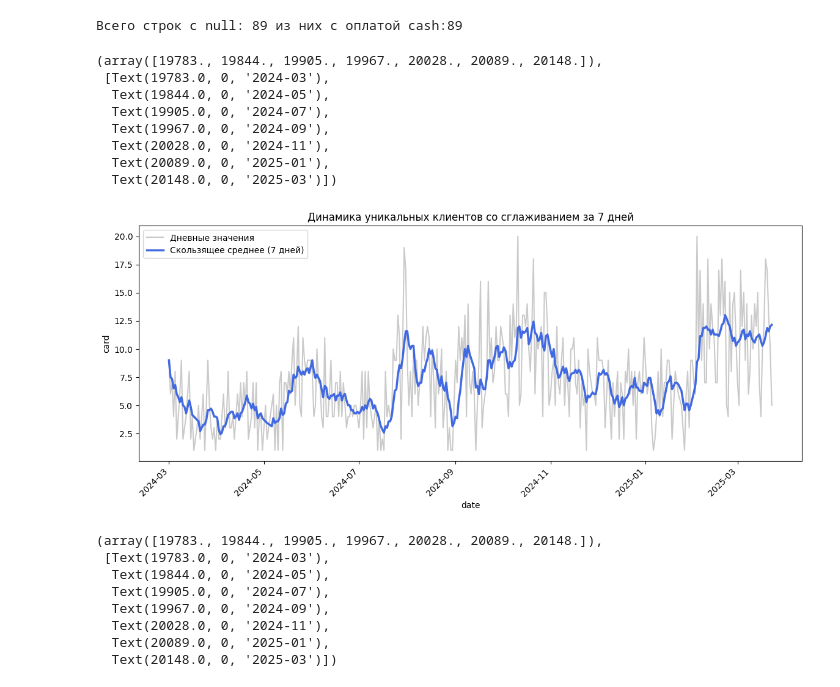
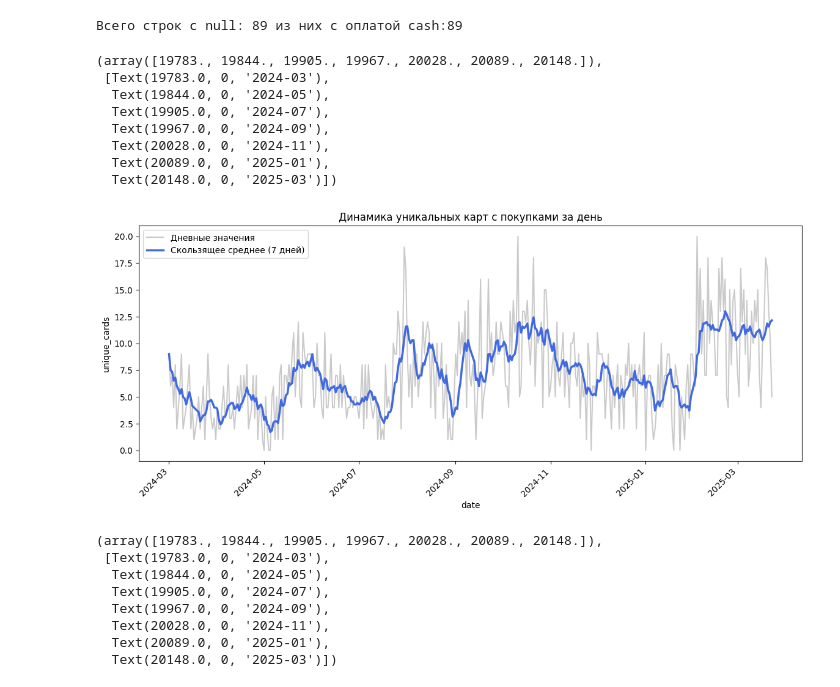
Before and after one commit to prodavec-svg/Coffee-sales-eda, a Jupyter notebook: notebooks/main.ipynb, the cells around one changed output. Saved outputs shown, nothing was run; the diff lists cells and outputs as text; code cells hidden in the pictures.

```diff
--- a/notebooks/main.ipynb
+++ b/notebooks/main.ipynb
@@ -54,27 +61,33 @@ print(f'Всего строк с null: {len(df_null)} из них с оплат
 # %% [output]
 Всего строк с null: 89 из них с оплатой cash:89
 # %%
-daily_activity=df.groupby('date').nunique().reset_index()
-daily_activity['date']=pd.to_datetime(daily_activity['date'])
+df['date']=pd.to_datetime(df['date'])
+daily_unique_cards = (
+    df.set_index('date')
+      .resample('D')
+      .agg(unique_cards=('card', 'nunique'))
+)
 
-daily_activity['rolling_7d']=daily_activity['card'].rolling(window=7,min_periods=1).mean()
+daily_unique_cards['rolling_7d']=(
+    daily_unique_cards['unique_cards'].rolling('7D',min_periods=1).mean()
+)
 
 plt.figure(figsize=(14,5))
-sns.lineplot(data=daily_activity, x='date',y='card',label='Дневные значения', color='gray', alpha=0.41)
-sns.lineplot(data=daily_activity, x='date',y='rolling_7d',label='Скользящее среднее (7 дней)', color='royalblue', linewidth=2.5)
+sns.lineplot(data=daily_unique_cards, x='date',y='unique_cards',label='Дневные значения', color='gray', alpha=0.41)
+sns.lineplot(data=daily_unique_cards, x='date',y='rolling_7d',label='Скользящее среднее (7 дней)', color='royalblue', linewidth=2.5)
 
-plt.title("Динамика уникальных клиентов со сглаживанием за 7 дней")
+plt.title("Динамика уникальных карт с покупками за день")
 plt.xticks(rotation=45,ha='right')
 # %% [output]
 (array([19783., 19844., 19905., 19967., 20028., 20089., 20148.]),
  [Text(19783.0, 0, '2024-03'),
   Text(19844.0, 0, '2024-05'),
   Text(19905.0, 0, '2024-07'),
   Text(19967.0, 0, '2024-09'),
   Text(20028.0, 0, '2024-11'),
   Text(20089.0, 0, '2025-01'),
   Text(20148.0, 0, '2025-03')])
-[figure, old version]
+[figure, new version]
 # %%
 payments_daily=df.groupby(['date','cash_type']).size().reset_index(name='count')
 payments_daily['date']=pd.to_datetime(payments_daily['date'])
```
Also changed, not shown: parts of 5 cells of this notebook, 1 other file.
